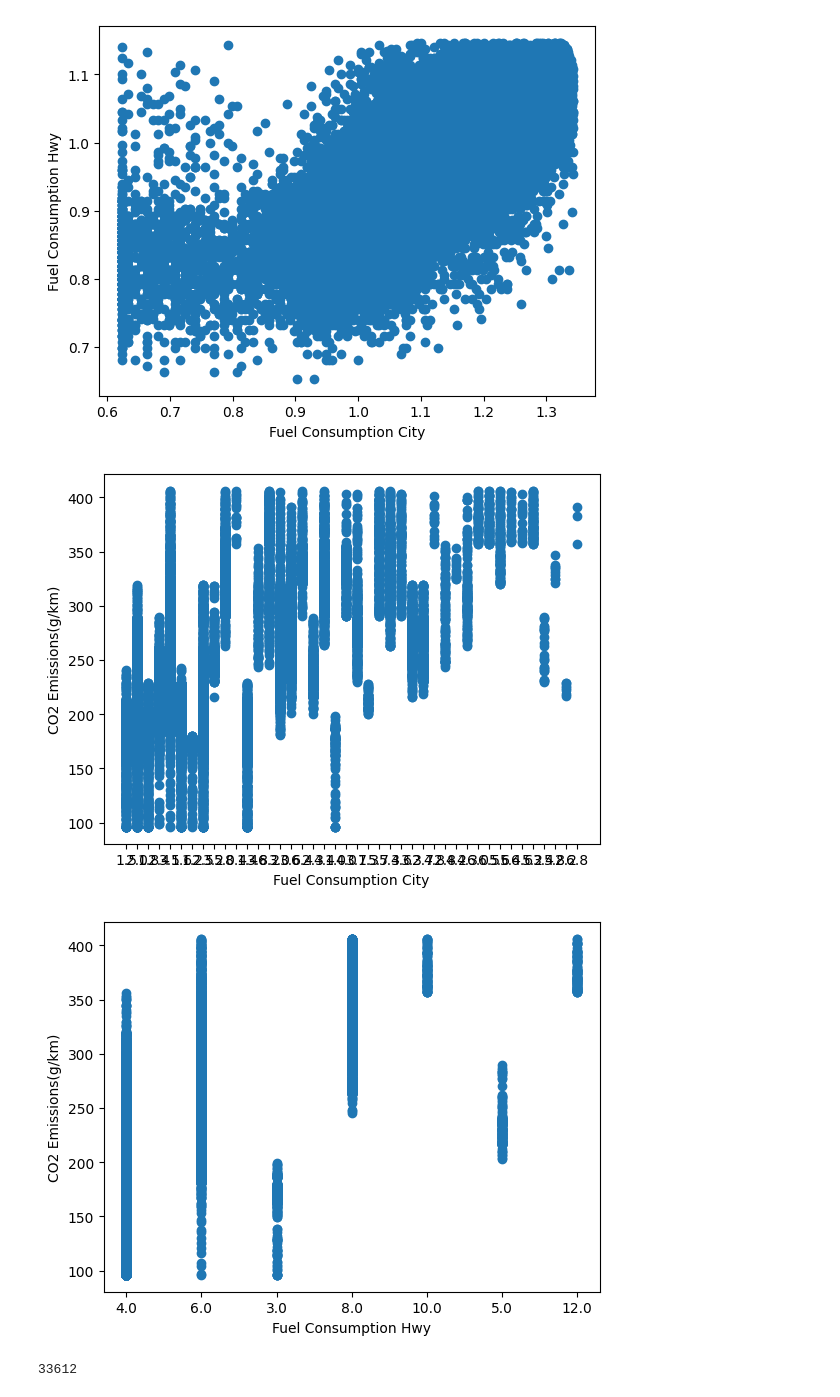
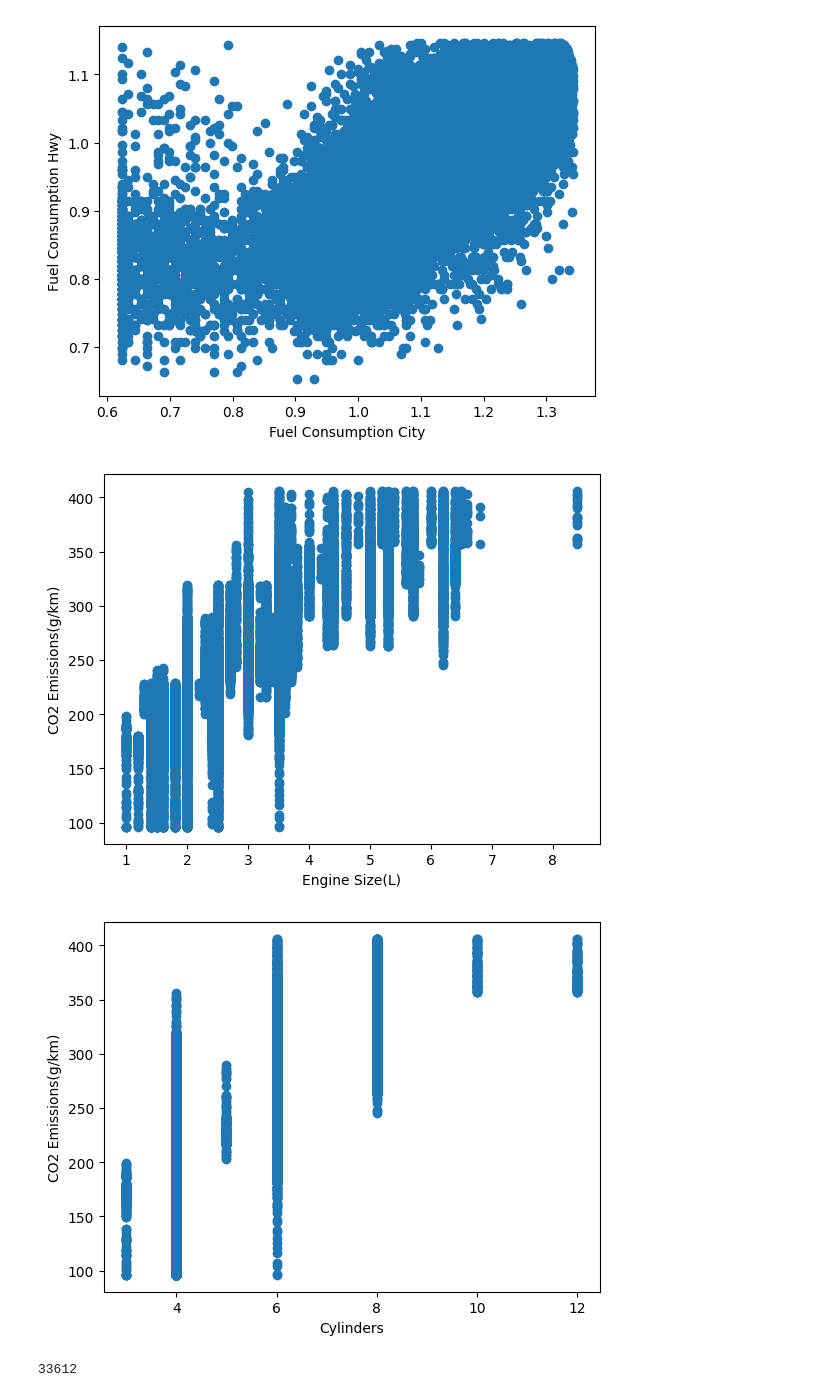
Before and after one commit to cenz19/DataSlayer1.0, a Jupyter notebook: 01. EDA.ipynb, the cells around one changed output. Drawn from its saved outputs; the diff is of its cells as text; code cells hidden in the pictures.

```diff
--- a/01. EDA.ipynb
+++ b/01. EDA.ipynb
@@ -503,19 +511,19 @@ plt.show()
 # %% [output]
 [figure]
 # %%
-plt.scatter(df["Engine Size(L)"], df["CO2 Emissions(g/km)"])
-plt.xlabel("Fuel Consumption City")
+plt.scatter(df["Engine Size(L)"].astype(float), df["CO2 Emissions(g/km)"])
+plt.xlabel("Engine Size(L)")
 plt.ylabel("CO2 Emissions(g/km)")
 plt.show()
 
-plt.scatter(df["Cylinders"], df["CO2 Emissions(g/km)"])
-plt.xlabel("Fuel Consumption Hwy")
+plt.scatter(df["Cylinders"].astype(float), df["CO2 Emissions(g/km)"])
+plt.xlabel("Cylinders")
 plt.ylabel("CO2 Emissions(g/km)")
 plt.show()
 # corr=df[["Fuel Consumption City", "Fuel Consumption Hwy", "Fuel Consumption Comb", "CO2 Emissions(g/km)", "Make", "Cylinders", "Engine Size(L)"]].corr()
 # %% [output]
-[figure, old version]
+[figure, new version]
-[figure, old version]
+[figure, new version]
 # %%
 print(len(df))
 df.to_csv("preprocessing.csv")
```
Also changed, not shown: parts of 3 cells of this notebook, 1 other file.
